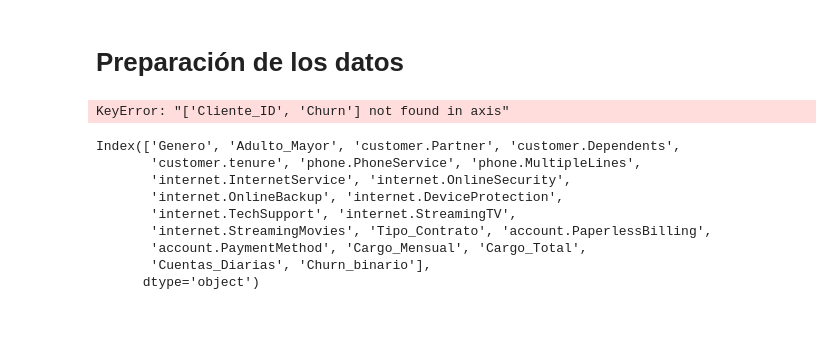
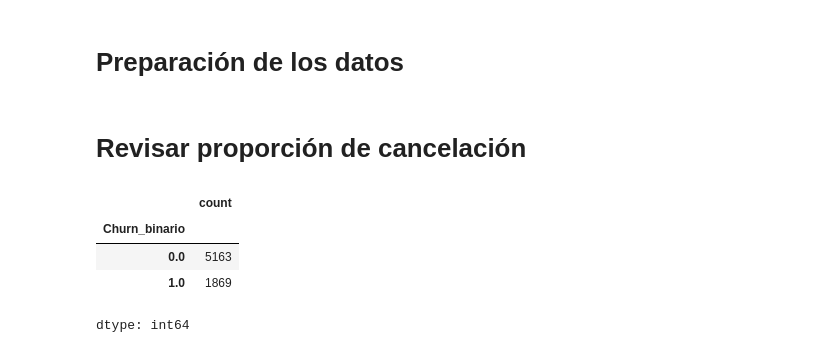
Before and after one commit to nicolle-tq/Telecom-X-parte-2-, a Jupyter notebook: Telecom-X-parte-2-.ipynb, the cells around one changed output. Drawn from its saved outputs; the diff is of its cells as text; code cells hidden in the pictures; blank space fills up the shorter version.

```diff
--- a/Telecom-X-parte-2-.ipynb
+++ b/Telecom-X-parte-2-.ipynb
@@ -54,26 +54,22 @@ memory usage: 1.3+ MB
 # %% [markdown]
 # **Preparación de los datos**
 # %%
-# 1 eliminar columnas que no sirven
-df = df.drop(columns=["Cliente_ID", "Churn"])
+# eliminar columnas si existen
+df = df.drop(columns=["Cliente_ID", "Churn"], errors="ignore")
 
-# 2 convertir variables categóricas
+# convertir variables categóricas
 df = pd.get_dummies(df, drop_first=True)
 
-# 3 separar variables
+# separar variables
 X = df.drop("Churn_binario", axis=1)
 y = df["Churn_binario"]
-# %% [output]
-KeyError: "['Cliente_ID', 'Churn'] not found in axis"
-# %%
-print(df.columns)
-# %% [output]
-Index(['Genero', 'Adulto_Mayor', 'customer.Partner', 'customer.Dependents',
-       'customer.tenure', 'phone.PhoneService', 'phone.MultipleLines',
-       'internet.InternetService', 'internet.OnlineSecurity',
-       'internet.OnlineBackup', 'internet.DeviceProtection',
-       'internet.TechSupport', 'internet.StreamingTV',
-       'internet.StreamingMovies', 'Tipo_Contrato', 'account.PaperlessBilling',
-       'account.PaymentMethod', 'Cargo_Mensual', 'Cargo_Total',
-       'Cuentas_Diarias', 'Churn_binario'],
-      dtype='object')
+# %% [markdown]
+# **Revisar proporción de cancelación**
+# %%
+y.value_counts()
+# %% [output]
+|  | count |
+| Churn_binario |  |
+| 0.0 | 5163 |
+| 1.0 | 1869 |
+dtype: int64
```
Also changed, not shown: parts of 15 cells of this notebook.
